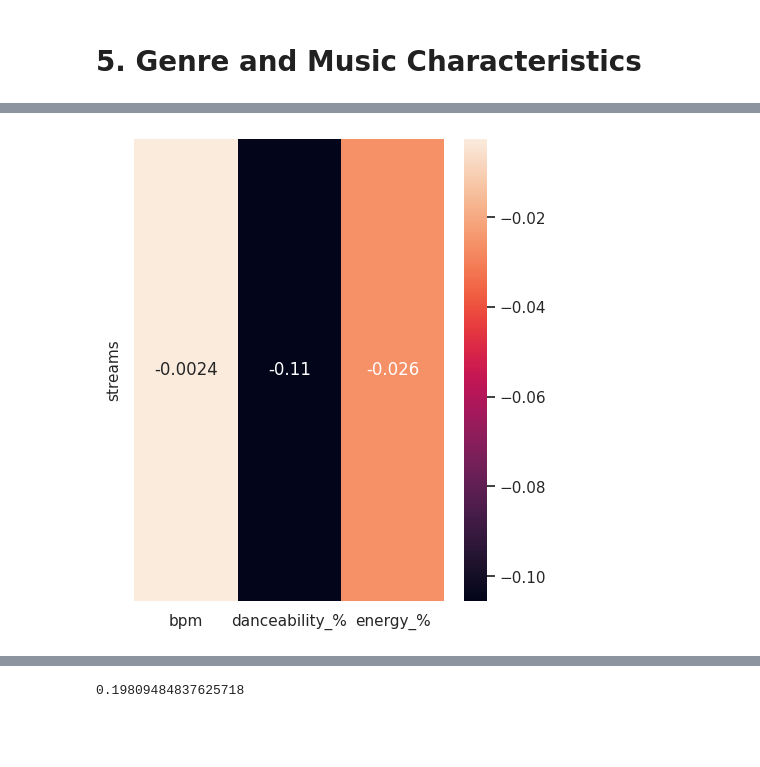
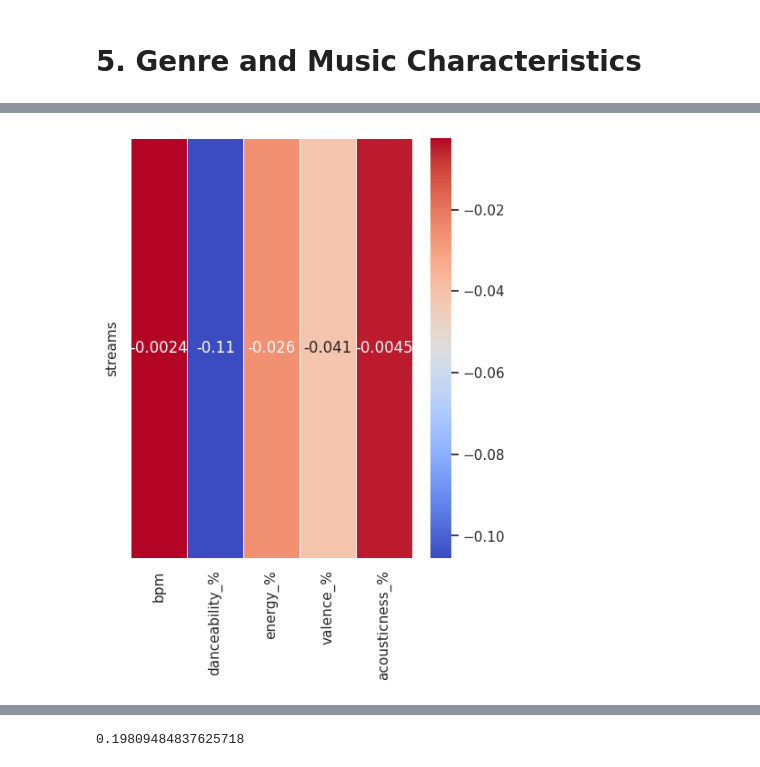
Before and after one commit to chelseaangeles/programming-assignment-1, a Jupyter notebook: Programming_Assignment_1.ipynb, the cells around one changed output, grey strips where cells are left out. Cells and saved outputs as stored; diff of their text form; code cells hidden in the pictures; blank space fills up the shorter version.

```diff
--- a/Programming_Assignment_1.ipynb
+++ b/Programming_Assignment_1.ipynb
@@ -269,10 +277,12 @@ plt.show()
 # %%
+# correlation between streams and musical attributes like bpm, danceability_%, and energy_%.
 df['streams'] = pd.to_numeric(df.streams, errors='coerce')
-corr = df[['streams','bpm','danceability_%','energy_%']].corr()
+corr = df[['streams','bpm','danceability_%','energy_%','valence_%','acousticness_%']].corr()
 
+# for visualization
 plt.figure(figsize= (5,6))
 sns.set(font_scale=1)
-sns.heatmap(corr.iloc[[0],1:], annot=True)
+sns.heatmap(corr.iloc[[0],1:], annot=True, cmap='coolwarm', linewidths=0.5)
 plt.show()
 # %% [output]
-[figure, old version]
+[figure, new version]
```
Also changed, not shown: parts of 29 cells of this notebook.
